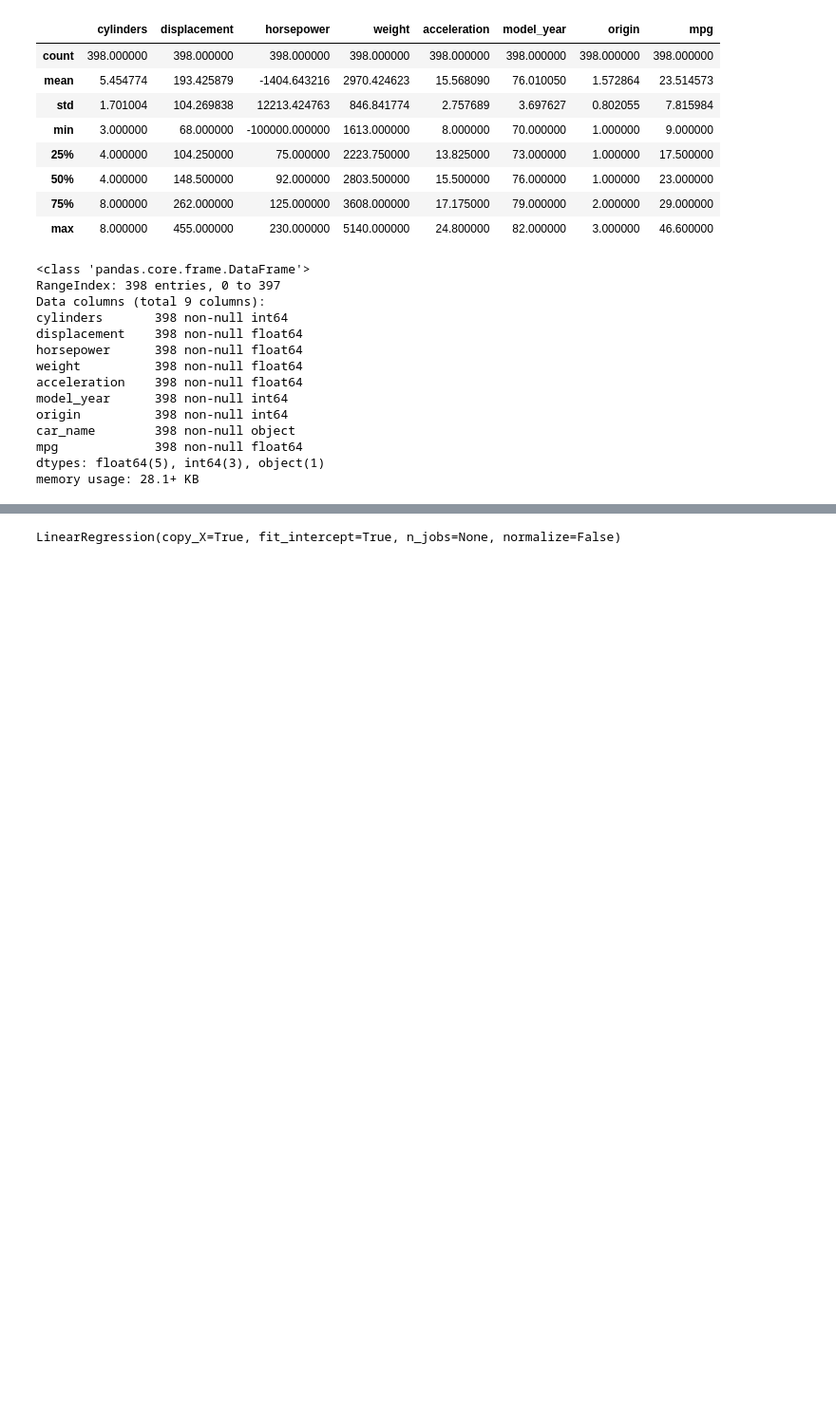
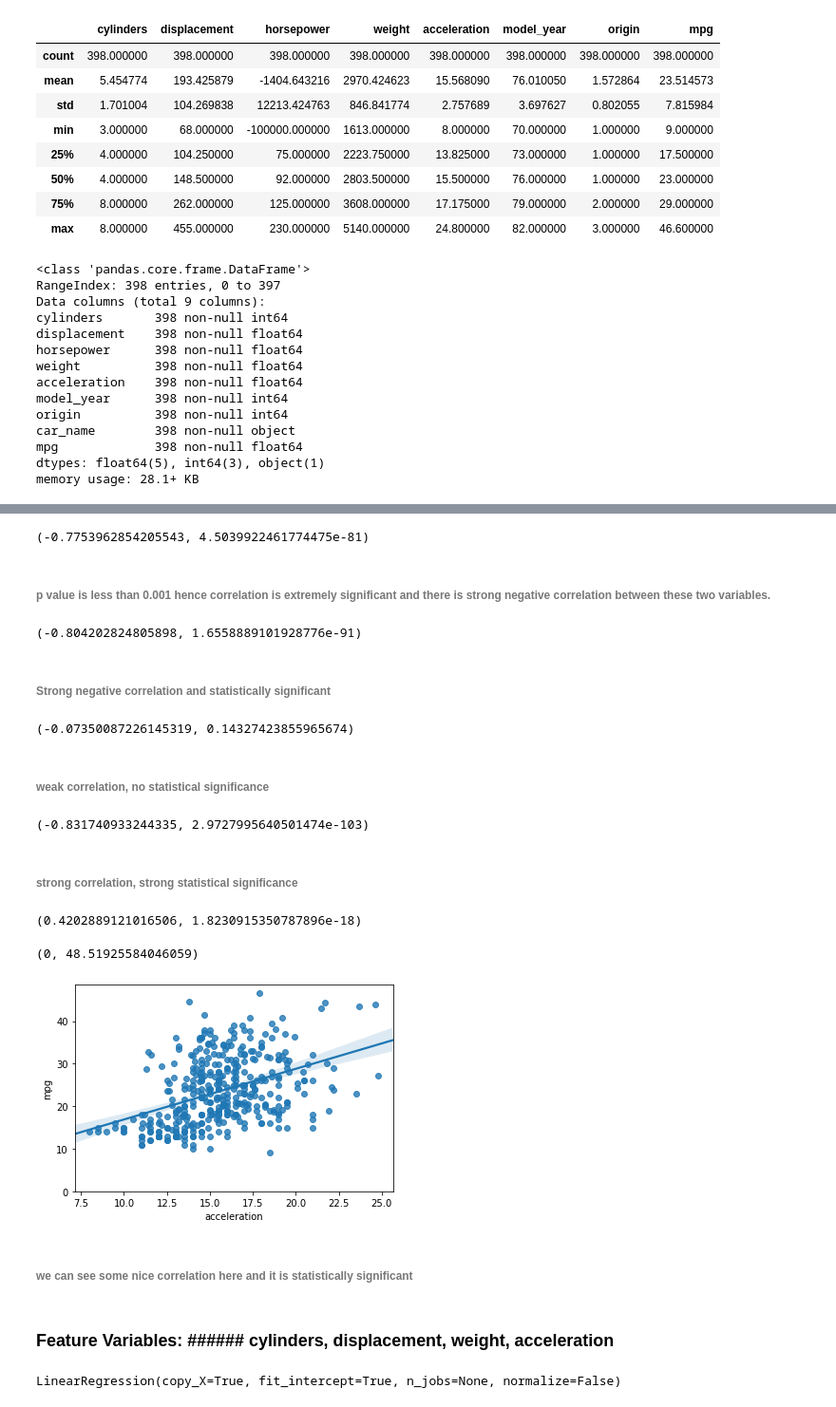
Before and after one commit to AmmaraRazzaq/ML-Regression, a Jupyter notebook: linearRegression.ipynb, the cells around one changed output, grey strips where cells are left out. Shown: that part at 95% size. Drawn from its saved outputs; the diff is of its cells as text; code cells hidden in the pictures; blank space fills up the shorter version.

Commit message:
select feature variables based on correlation and p-value

```diff
--- a/linearRegression.ipynb
+++ b/linearRegression.ipynb
@@ -48,3 +61,47 @@ memory usage: 28.1+ KB
+# %%
+from scipy import stats
+corr,p = stats.pearsonr(df['cylinders'],df['mpg'])
+corr,p
+# %% [output]
+(-0.7753962854205543, 4.5039922461774475e-81)
+# %% [markdown]
+<h6> p value is less than 0.001 hence correlation is extremely significant and there is strong negative correlation between these two variables.  </h6>
+# %%
+corr,p = stats.pearsonr(df['displacement'],df['mpg'])
+corr,p
+# %% [output]
+(-0.804202824805898, 1.6558889101928776e-91)
+# %% [markdown]
+<h6> Strong negative correlation and statistically significant </h6>
+# %%
+corr,p = stats.pearsonr(df['horsepower'],df['mpg'])
+corr,p
+# %% [output]
+(-0.07350087226145319, 0.14327423855965674)
+# %% [markdown]
+<h6> weak correlation, no statistical significance </h6>
+# %%
+corr,p = stats.pearsonr(df['weight'],df['mpg'])
+corr,p
+# %% [output]
+(-0.831740933244335, 2.9727995640501474e-103)
+# %% [markdown]
+<h6> strong correlation, strong statistical significance </h6>
+# %%
+corr,p = stats.pearsonr(df['acceleration'],df['mpg'])
+corr,p
+# %% [output]
+(0.4202889121016506, 1.8230915350787896e-18)
+# %%
+sns.regplot(x='acceleration',y='mpg',data=df)
+plt.ylim(0,)
+# %% [output]
+(0, 48.51925584046059)
+[figure, added]
+# %% [markdown]
+<h6> we can see some nice correlation here and it is statistically significant </h6>
+# %% [markdown]
+### Feature Variables: ###### cylinders, displacement, weight, acceleration
 # %%
 X = df[['cylinders','displacement','horsepower','weight','acceleration']]
 # %%
```
Also changed, not shown: parts of 6 cells of this notebook.
